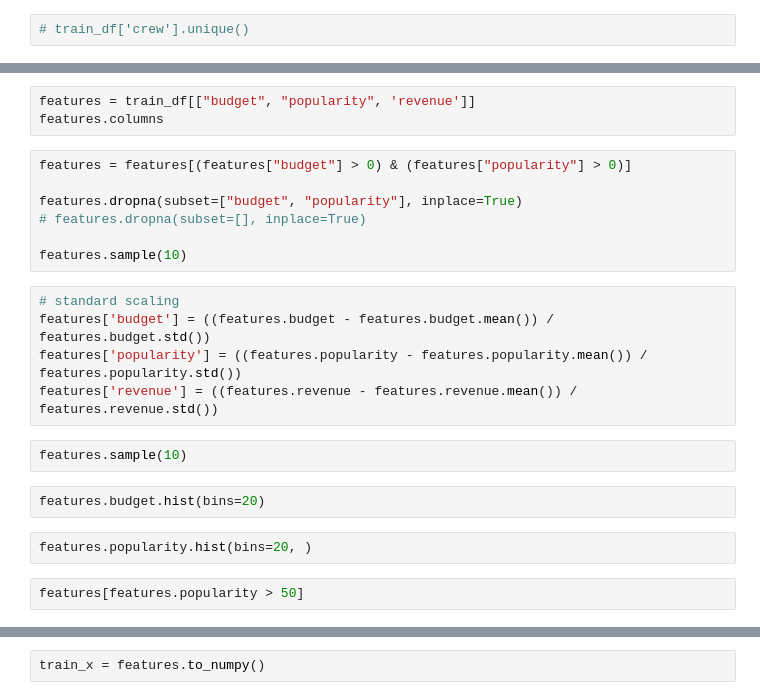
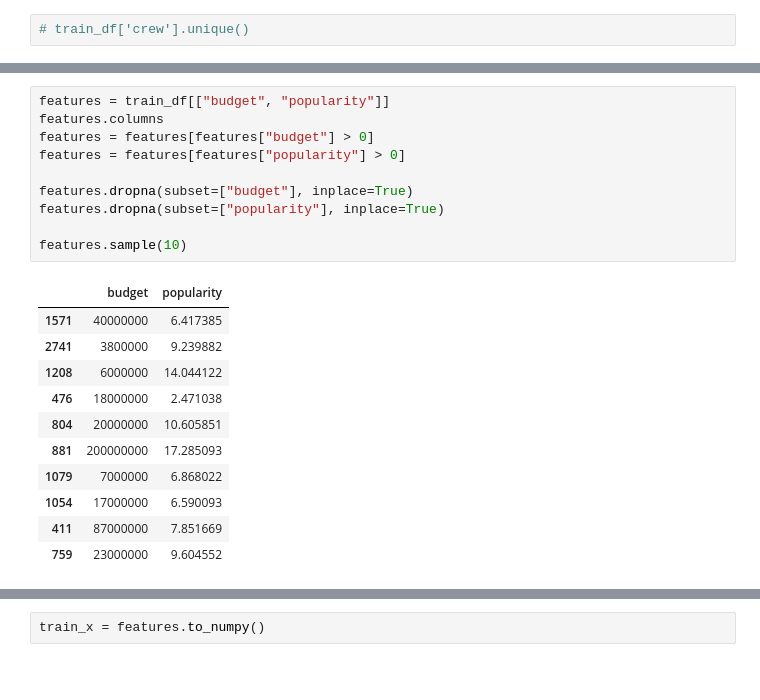
Before and after one commit to KaLiNkA-code/AI_PROJECT, a Jupyter notebook: notebooks/dev.ipynb, the cells around one changed output, grey strips where cells are left out. Cells and saved outputs as stored; diff of their text form; blank space fills up the shorter version.

```diff
--- a/notebooks/dev.ipynb
+++ b/notebooks/dev.ipynb
@@ -72,23 +89,22 @@ train_df.columns
-# %%
-features = train_df[["budget", "popularity", 'revenue']]
-features.columns
 # %%
-features = features[(features["budget"] > 0) & (features["popularity"] > 0)]
+features = train_df[["budget", "popularity"]]
+features.columns
+features = features[features["budget"] > 0]
+features = features[features["popularity"] > 0]
 
-features.dropna(subset=["budget", "popularity"], inplace=True)
-# features.dropna(subset=[], inplace=True)
+features.dropna(subset=["budget"], inplace=True)
+features.dropna(subset=["popularity"], inplace=True)
 
 features.sample(10)
+# %% [output]
+|  | budget | popularity |
+| 1571 | 40000000 | 6.417385 |
+| 2741 | 3800000 | 9.239882 |
+| 1208 | 6000000 | 14.044122 |
+| 476 | 18000000 | 2.471038 |
+| 804 | 20000000 | 10.605851 |
+| 881 | 200000000 | 17.285093 |
+| 1079 | 7000000 | 6.868022 |
+| 1054 | 17000000 | 6.590093 |
+| 411 | 87000000 | 7.851669 |
+| 759 | 23000000 | 9.604552 |
-# %%
-# standard scaling
-features['budget'] = ((features.budget - features.budget.mean()) /  features.budget.std())
-features['popularity'] = ((features.popularity - features.popularity.mean()) /  features.popularity.std())
-features['revenue'] = ((features.revenue - features.revenue.mean()) /  features.revenue.std())
-# %%
-features.sample(10)
-# %%
-features.budget.hist(bins=20)
-# %%
-features.popularity.hist(bins=20, )
-# %%
-features[features.popularity > 50]
```
Also changed, not shown: parts of 22 cells of this notebook.
